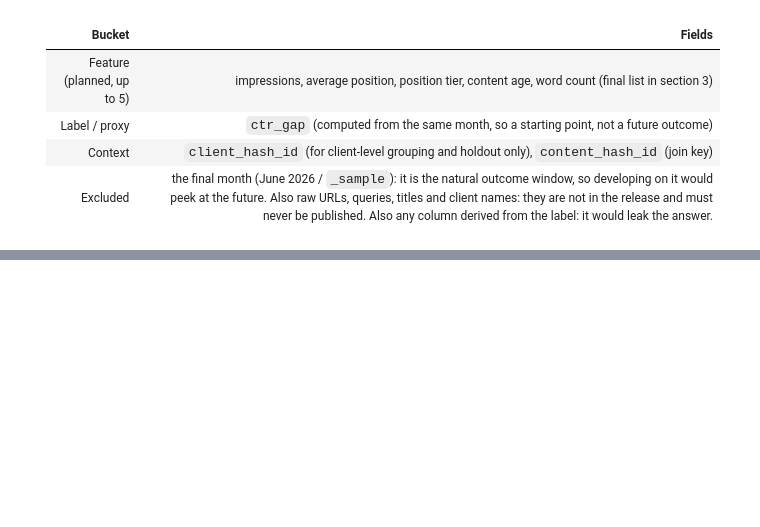
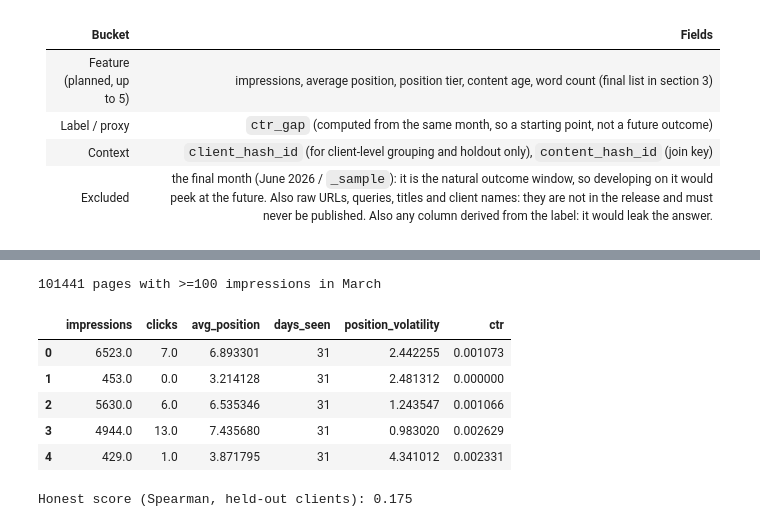
Before and after one commit to SamyElnagar11/flyrank-ml-internship, a Jupyter notebook: work/notebooks/w03_data_contract.ipynb, the cells around one changed output, grey strips where cells are left out. Drawn from its saved outputs; the diff is of its cells as text; code cells hidden in the pictures; blank space fills up the shorter version.

```diff
--- a/work/notebooks/w03_data_contract.ipynb
+++ b/work/notebooks/w03_data_contract.ipynb
@@ -36,0 +55,19 @@ This skeleton is yours to fill. Work the sections **in order** — each one has
+# %%
+# This cell is for CODE (numbers, a query, a check).
+# Write your text answer in the cell ABOVE this one — typing sentences here breaks Run All.
+
+import duckdb
+
+con = duckdb.connect()
+con.execute(f"CREATE OR REPLACE SECRET hf (TYPE huggingface, TOKEN '{HF_TOKEN}')")
+
+REL = 'hf://datasets/FlyRank/internship-warehouse'
+TABLES = {
+    'dim_clients':   f"read_parquet('{REL}/dim_clients.parquet')",
+    'dim_content':   f"read_parquet('{REL}/dim_content.parquet')",
+    'fact_daily':    f"read_parquet('{REL}/fact_content_daily_performance/**/*.parquet')",
+}
+
+for name, src in TABLES.items():
+    n = con.sql(f'SELECT COUNT(*) FROM {src}').fetchone()[0]
+    print(f'{name:22} {n:>12,} rows')
@@ -36,0 +78,8 @@ This skeleton is yours to fill. Work the sections **in order** — each one has
+# %%
+M = "report_date >= DATE '2026-03-01' AND report_date < DATE '2026-04-01'"
+q1 = con.sql(f"""
+    SELECT COUNT(*) AS n_rows,
+           COUNT(DISTINCT (report_date, client_hash_id, content_hash_id)) AS distinct_keys
+    FROM {TABLES['fact_daily']} WHERE {M}
+""").df()
+print(q1)
@@ -36,0 +137,47 @@ This skeleton is yours to fill. Work the sections **in order** — each one has
+# %%
+feat = con.sql(f"""
+    SELECT client_hash_id, content_hash_id,
+           SUM(gsc_impressions)                          AS impressions,
+           SUM(gsc_clicks)                               AS clicks,
+           SUM(gsc_sum_position) * 1.0 / SUM(gsc_impressions) AS avg_position,
+           COUNT(*)                                      AS days_seen,
+           STDDEV(gsc_avg_position)                      AS position_volatility
+    FROM {TABLES['fact_daily']}
+    WHERE {M} AND gsc_data_available IS TRUE
+    GROUP BY 1, 2
+    HAVING SUM(gsc_impressions) >= 100
+""").df()
+
+feat["ctr"] = feat["clicks"] / feat["impressions"]
+print(len(feat), "pages with >=100 impressions in March")
+feat[["impressions", "clicks", "avg_position", "days_seen", "position_volatility", "ctr"]].head()
+# %% [output]
+101441 pages with >=100 impressions in March
+|  | impressions | clicks | avg_position | days_seen | position_volatility | ctr |
+| 0 | 6523.0 | 7.0 | 6.893301 | 31 | 2.442255 | 0.001073 |
+| 1 | 453.0 | 0.0 | 3.214128 | 31 | 2.481312 | 0.000000 |
+| 2 | 5630.0 | 6.0 | 6.535346 | 31 | 1.243547 | 0.001066 |
+| 3 | 4944.0 | 13.0 | 7.435680 | 31 | 0.983020 | 0.002629 |
+| 4 | 429.0 | 1.0 | 3.871795 | 31 | 4.341012 | 0.002331 |
+# %%
+import numpy as np
+import pandas as pd
+from sklearn.ensemble import RandomForestRegressor
+from sklearn.model_selection import GroupShuffleSplit
+from scipy.stats import spearmanr
+
+feat["position_tier"] = pd.cut(feat["avg_position"], [0, 3, 10, 20, 50, np.inf], labels=False, include_lowest=True)
+feat["ctr_gap"] = feat.groupby("position_tier")["ctr"].transform("median") - feat["ctr"]
+
+cols = ["impressions", "avg_position", "days_seen", "position_volatility", "position_tier"]
+gss = GroupShuffleSplit(n_splits=1, test_size=0.3, random_state=42)
+tr, te = next(gss.split(feat, groups=feat["client_hash_id"]))
+
+def score(cols):
+    m = RandomForestRegressor(n_estimators=100, max_depth=8, random_state=42, n_jobs=-1)
+    m.fit(feat.iloc[tr][cols], feat.iloc[tr]["ctr_gap"])
+    return spearmanr(m.predict(feat.iloc[te][cols]), feat.iloc[te]["ctr_gap"])[0]
+
+print("Honest score (Spearman, held-out clients):", round(score(cols), 3))
+# %% [output]
+Honest score (Spearman, held-out clients): 0.175
```
Also changed, not shown: parts of 18 cells of this notebook.
